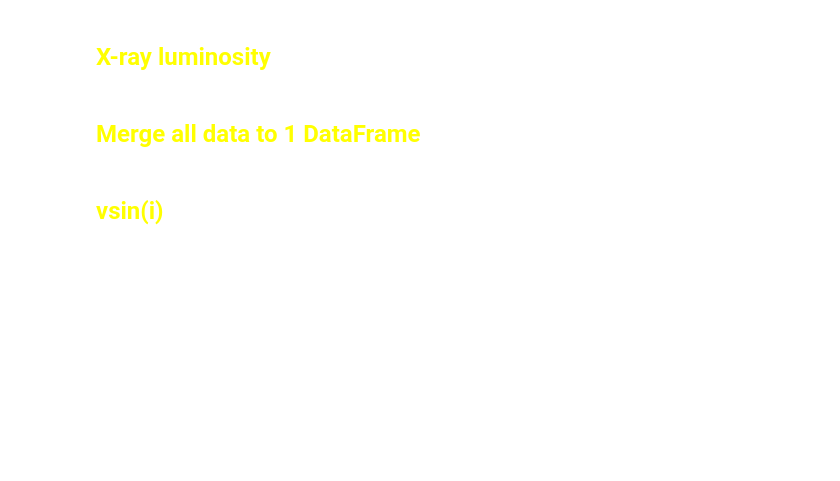
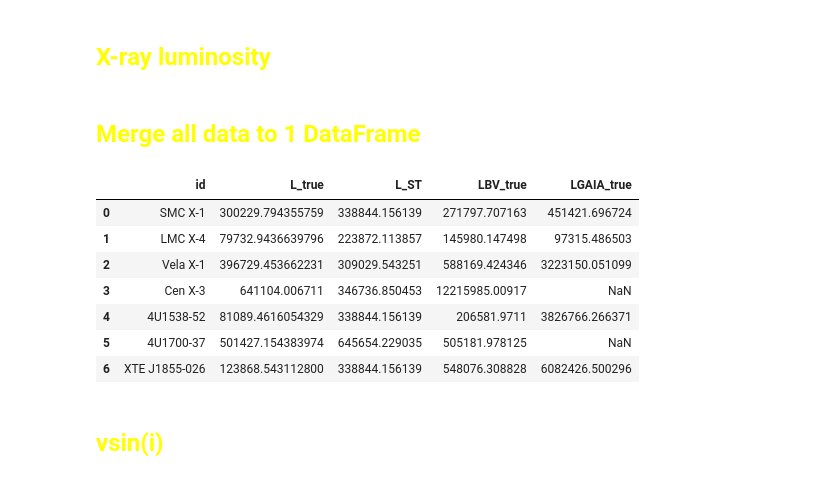
Before and after one commit to LvV210/MasterProject, a Jupyter notebook: HMXBparameters/luminosity.ipynb, the cells around one changed output. Drawn from its saved outputs; the diff is of its cells as text; code cells hidden in the pictures; blank space fills up the shorter version.

```diff
--- a/HMXBparameters/luminosity.ipynb
+++ b/HMXBparameters/luminosity.ipynb
@@ -21,6 +21,7 @@ df_falenga = falenga()
 df_stellar_params = stellar_params()
 df_photometric_params = photometric_params()
 df_BJ = BailerJones()
+df_GAIA = pd.read_csv("/mnt/c/Users/luukv/Documenten/NatuurSterrkenkundeMasterProject/CodeMP/MasterProject/tables/GAIA_ColorExcess.csv")[["id", "bp_rp", "ebpminrp_gspphot"]]
 # %% [markdown]
 ## <font color='yellow' size=5> Calculate observed luminosity from photometric filters </font>
 # %%
@@ -29,6 +30,7 @@ df_L = pd.DataFrame({'id': df_hmxb['id'].copy(),
                               "L_true_err_low": [None] * len(df_hmxb['id']),
                               "L_true_err_high": [None] * len(df_hmxb['id']),
                               "LBV_true": [None] * len(df_hmxb['id']),
+                              "LGAIA_true": [None] * len(df_hmxb['id']),
                               "ST": [None] * len(df_hmxb['id']),
                               "logL_true/L_sun": [None] * len(df_hmxb['id']),
                               "logL_true/L_sun_err_high": [None] * len(df_hmxb["id"]),
@@ -372,10 +426,10 @@ for object in df_roche_lobe['id']:
     # Gather the variables
     a = df_roche_lobe.loc[df_roche_lobe['id'] == object, 'a'].reset_index(drop=True)[0]
     a_err = df_roche_lobe.loc[df_roche_lobe['id'] == object, 'a_err'].reset_index(drop=True)[0]
-    M = df_roche_lobe.loc[df_roche_lobe['id'] == object, 'Mns'].reset_index(drop=True)[0]
-    M_err = df_roche_lobe.loc[df_roche_lobe['id'] == object, 'Mns_err'].reset_index(drop=True)[0]
-    R = df_roche_lobe.loc[df_roche_lobe['id'] == object, 'Mopt'].reset_index(drop=True)[0]
-    R_err = df_roche_lobe.loc[df_roche_lobe['id'] == object, 'Mopt_err'].reset_index(drop=True)[0]
+    M = df_roche_lobe.loc[df_roche_lobe['id'] == object, 'Mopt'].reset_index(drop=True)[0]
+    M_err = df_roche_lobe.loc[df_roche_lobe['id'] == object, 'Mopt_err'].reset_index(drop=True)[0]
+    R = df_roche_lobe.loc[df_roche_lobe['id'] == object, 'Mns'].reset_index(drop=True)[0]
+    R_err = df_roche_lobe.loc[df_roche_lobe['id'] == object, 'Mns_err'].reset_index(drop=True)[0]
 
     # Calculate RL + err
     RL, RL_err = roche_lobe_radius_g(a, a_err, R, R_err, M, M_err)
@@ -434,7 +488,7 @@ df_Complete = pd.merge(df_Complete, df_roche_lobe, on=['id', 'ST', 'semi_eclipse
                                                        'Teff_err', 'logTeff', 'logTeff_err', 'R_true', 'R_true_err', 'R_expected', 'R_expected_err_high',
                                                        'R_expected_err_low', 'R_expected/R_true', 'M_exp', 'M_HRD', 'M_exp_err', 'M_opt/M_exp',
                                                        'R_expected/R_true_err_high', 'R_expected/R_true_err_low', 'M_opt/M_exp_err', 'R_ST', 'R_ST_err',
-                                                       'L_ST', 'L_ST_err', 'M_ST', 'M_ST_err', 'LBV_true'])
+                                                       'L_ST', 'L_ST_err', 'M_ST', 'M_ST_err', 'LBV_true', 'LGAIA_true'])
 
 
 df_Complete = pd.merge(df_Complete, df_xRayLum, on=['id', 'P_spin', 'r_med_photogeo'])
@@ -444,6 +498,17 @@ df_Complete = pd.merge(df_Complete, df_xRayLum, on=['id', 'P_spin', 'r_med_photo
 
 # # Print columns ending with '_x' or '_y'
 # print(columns_ending_with_x_or_y)
+# %%
+df_Complete[["id", "L_true", "L_ST", "LBV_true", "LGAIA_true"]]
+# %% [output]
+|  | id | L_true | L_ST | LBV_true | LGAIA_true |
+| 0 | SMC X-1 | 300229.794355759 | 338844.156139 | 271797.707163 | 451421.696724 |
+| 1 | LMC X-4 | 79732.9436639796 | 223872.113857 | 145980.147498 | 97315.486503 |
+| 2 | Vela X-1 | 396729.453662231 | 309029.543251 | 588169.424346 | 3223150.051099 |
+| 3 | Cen X-3 | 641104.006711 | 346736.850453 | 12215985.00917 | NaN |
+| 4 | 4U1538-52 | 81089.4616054329 | 338844.156139 | 206581.9711 | 3826766.266371 |
+| 5 | 4U1700-37 | 501427.154383974 | 645654.229035 | 505181.978125 | NaN |
+| 6 | XTE J1855-026 | 123868.543112800 | 338844.156139 | 548076.308828 | 6082426.500296 |
 # %% [markdown]
 ## <font color='yellow' size=5>vsin(i)</font>
 # %%
```
Also changed, not shown: parts of 3 cells of this notebook, 4 other files.
